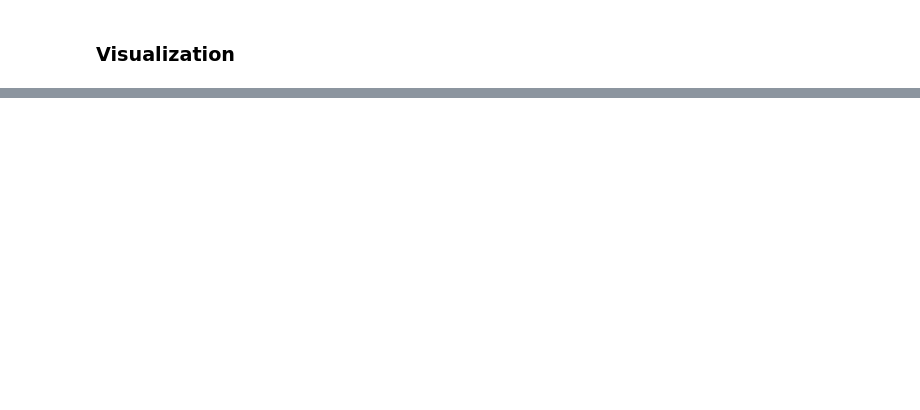
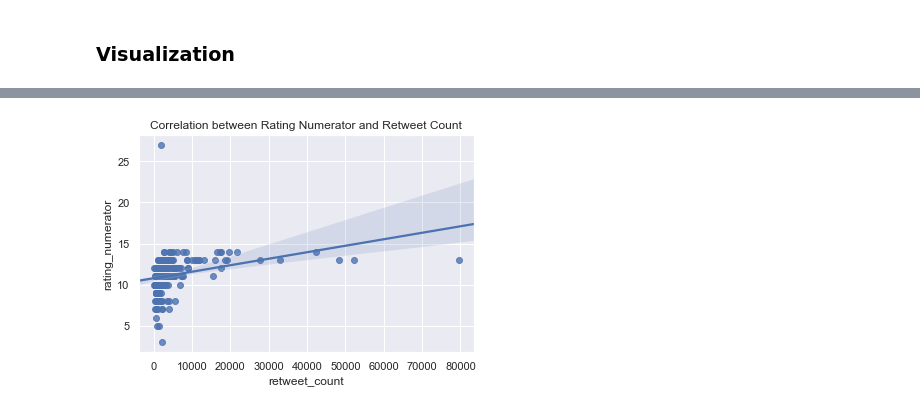
Before and after one commit to aseemnarula1/Data_Wrangling_Analysis_WeRateDogs, a Jupyter notebook: wrangle_act.ipynb, the cells around one changed output, grey strips where cells are left out. Saved outputs shown, nothing was run; the diff lists cells and outputs as text; code cells hidden in the pictures; blank space fills up the shorter version.

```diff
--- a/wrangle_act.ipynb
+++ b/wrangle_act.ipynb
@@ -178,0 +1316,7 @@ In this section, analyze and visualize your wrangled data. You must produce at l
+# %%
+# Checking the correlation between the Rating Numerator and the Retweet Count
+
+sns.regplot(df_final_master_merged.retweet_count, df_final_master_merged.rating_numerator);
+plt.title('Correlation between Rating Numerator and Retweet Count');
+# %% [output]
+[figure, added]
```
Also changed, not shown: parts of 155 cells of this notebook, 8 other files.
